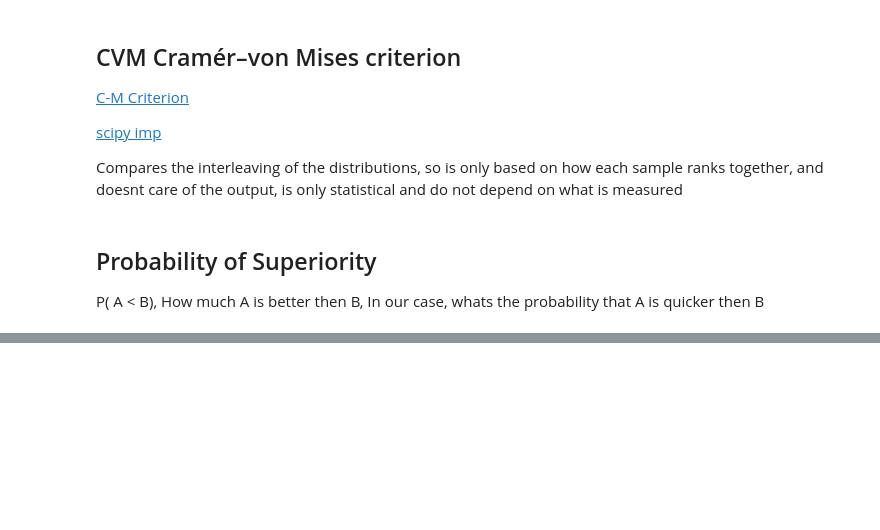
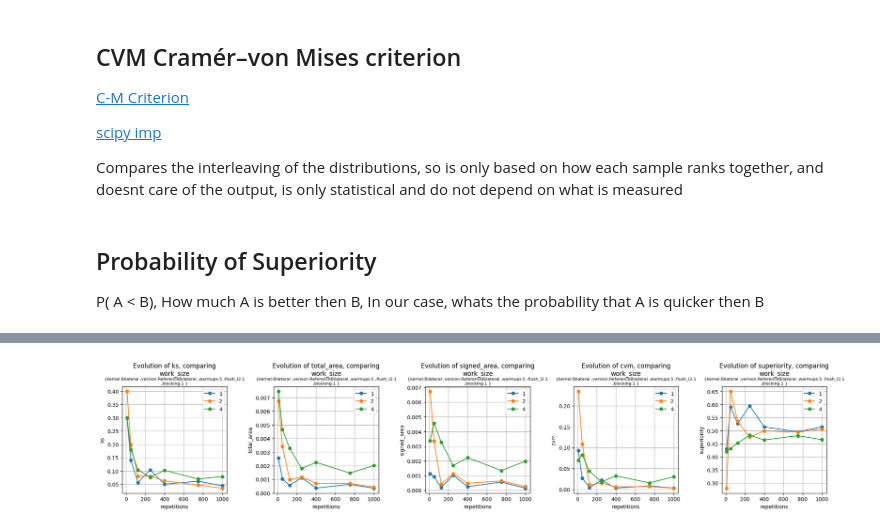
Before and after one commit to comeyrd/gpubuggybenchmark, a Jupyter notebook: analysis/cdf-distance.ipynb, the cells around one changed output, grey strips where cells are left out. Cells and saved outputs as stored; diff of their text form; code cells hidden in the pictures; blank space fills up the shorter version.

```diff
--- a/analysis/cdf-distance.ipynb
+++ b/analysis/cdf-distance.ipynb
@@ -133,6 +189,11 @@ cbp.combined_ecdf_scores(exp_ecdf,_filter)
 # %%
 _filter = Filter.from_best_config(exp_ecdf.inner_df)
 _filter.set_x("repetitions")
 _filter.set_hue("work_size",used=True)
+_filter.set_default("version","ReferenceBilateral")
+_filter.set_default("flush_l2",1)
 #_filter.set_subsets("version",["ReferenceBilateral","DGBilateral"])
 cbp.combined_ecdf_scores(exp_ecdf,_filter)
+plt.savefig("test.svg")
+# %% [output]
+[figure, added]
```
Also changed, not shown: parts of 16 cells of this notebook, 5 other files.
